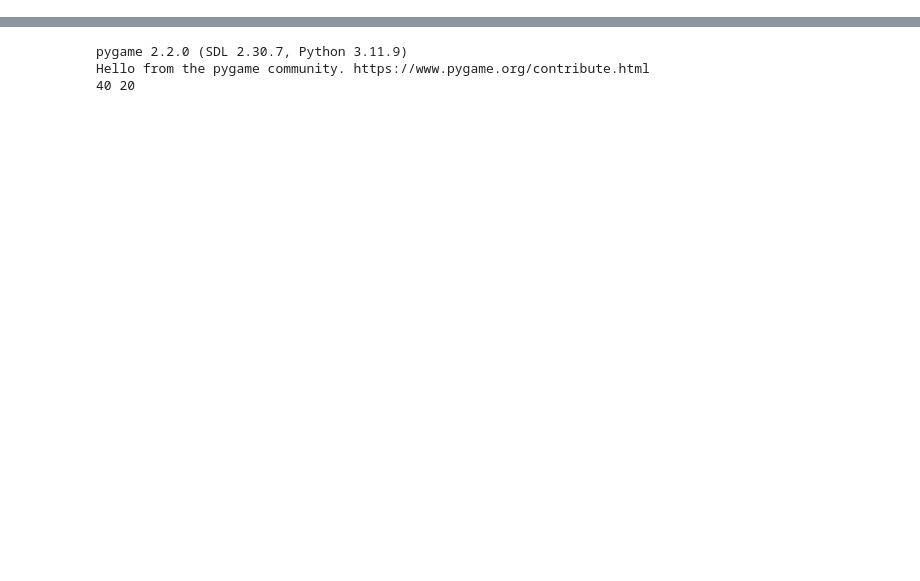
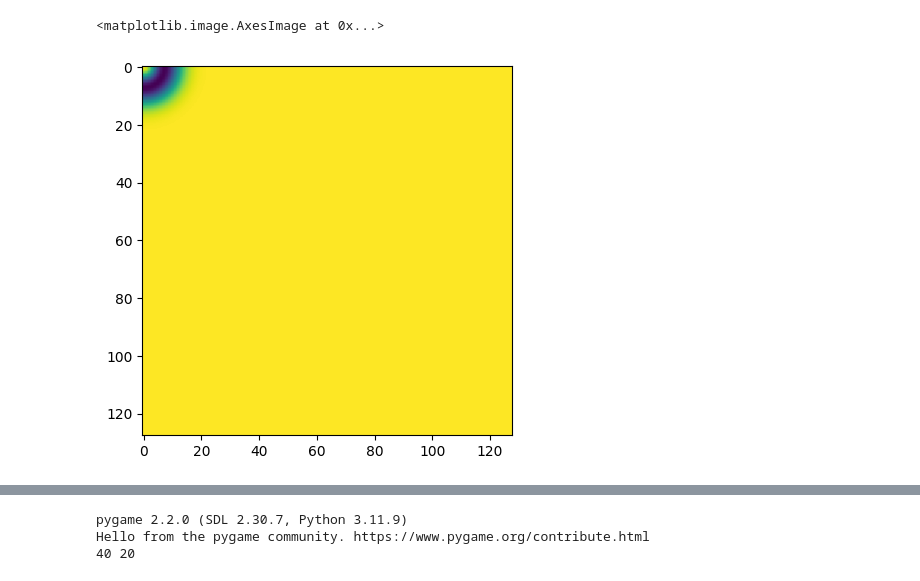
Before and after one commit to wellscrosby/GPU-Grid-Cells, a Jupyter notebook: grid_cells.ipynb, the cells around one changed output, grey strips where cells are left out. Cells and saved outputs as stored; diff of their text form; code cells hidden in the pictures; blank space fills up the shorter version.

```diff
--- a/grid_cells.ipynb
+++ b/grid_cells.ipynb
@@ -111,0 +123,11 @@ def make_filter(size):
+# %%
+#for multiple inputs
+def W_0(x):
+    a = 1
+    lambda_net = 13
+    beta = 3 / lambda_net ** 2
+    gamma = 1.05 * beta
+
+    mag_x = np.linalg.norm(x, axis=1)
+
+    return a * np.exp(-gamma * mag_x ** 2) - np.exp(-beta * mag_x ** 2)
@@ -130,0 +232,5 @@ def find_peaks(x):
+# %%
+plt.imshow(W_1)
+# %% [output]
+<matplotlib.image.AxesImage at 0x...>
+[figure, added]
```
Also changed, not shown: parts of 17 cells of this notebook.
